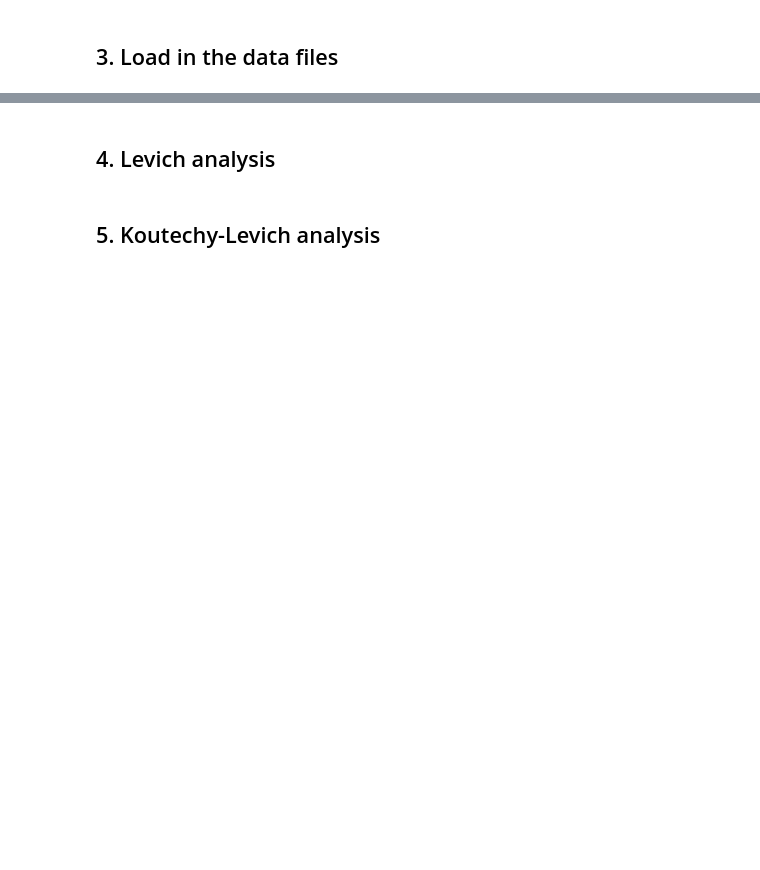
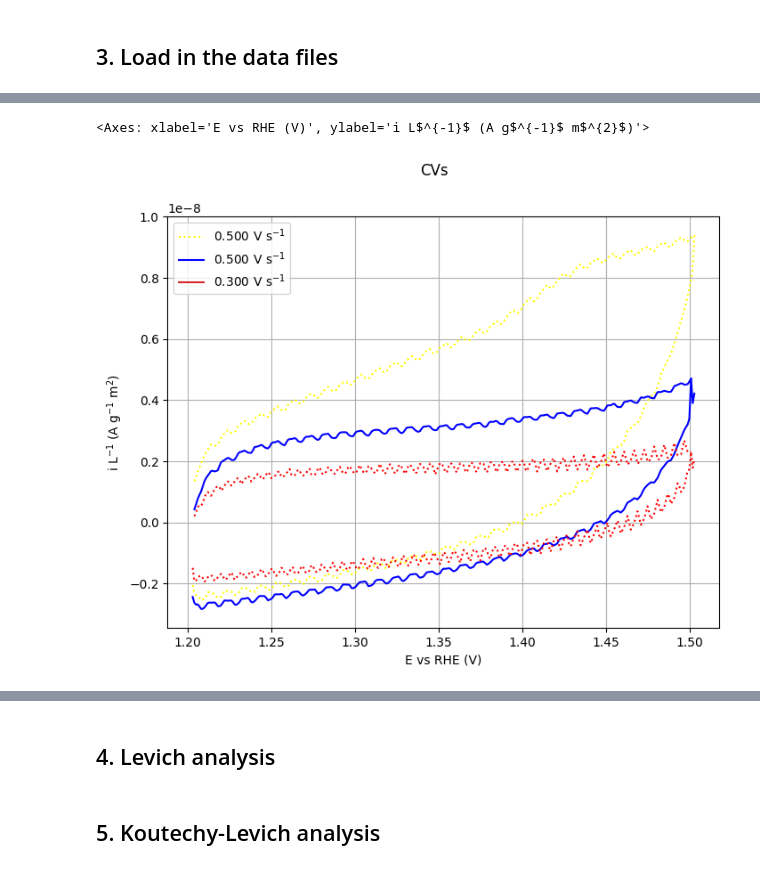
Before and after one commit to NordicEC/EC4py, a Jupyter notebook: dev/CV_Datas/MWE_CV_Datas_0.ipynb, the cells around one changed output, grey strips where cells are left out. Drawn from its saved outputs; the diff is of its cells as text; code cells hidden in the pictures; blank space fills up the shorter version.

```diff
--- a/dev/CV_Datas/MWE_CV_Datas_0.ipynb
+++ b/dev/CV_Datas/MWE_CV_Datas_0.ipynb
@@ -92,0 +48,5 @@ ValueError: At least one value in the dash list must be positive
+# %%
+a.plot(RHE,LOADING,LEGEND.RATE,color=["yellow","blue","red"], linestyle =[":","o",":"], grid=True)
+# %% [output]
+<Axes: xlabel='E vs RHE (V)', ylabel='i L$^{-1}$ (A g$^{-1}$ m$^{2}$)'>
+[figure, added]
```
Also changed, not shown: parts of 10 cells of this notebook, 14 other files.
